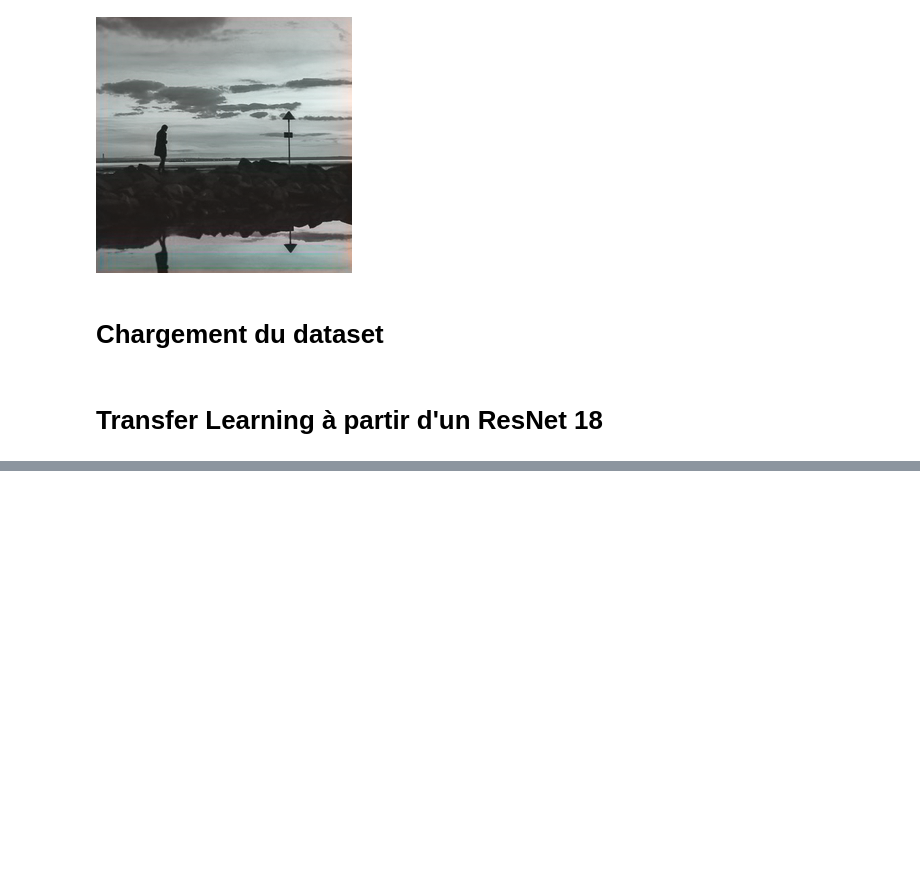
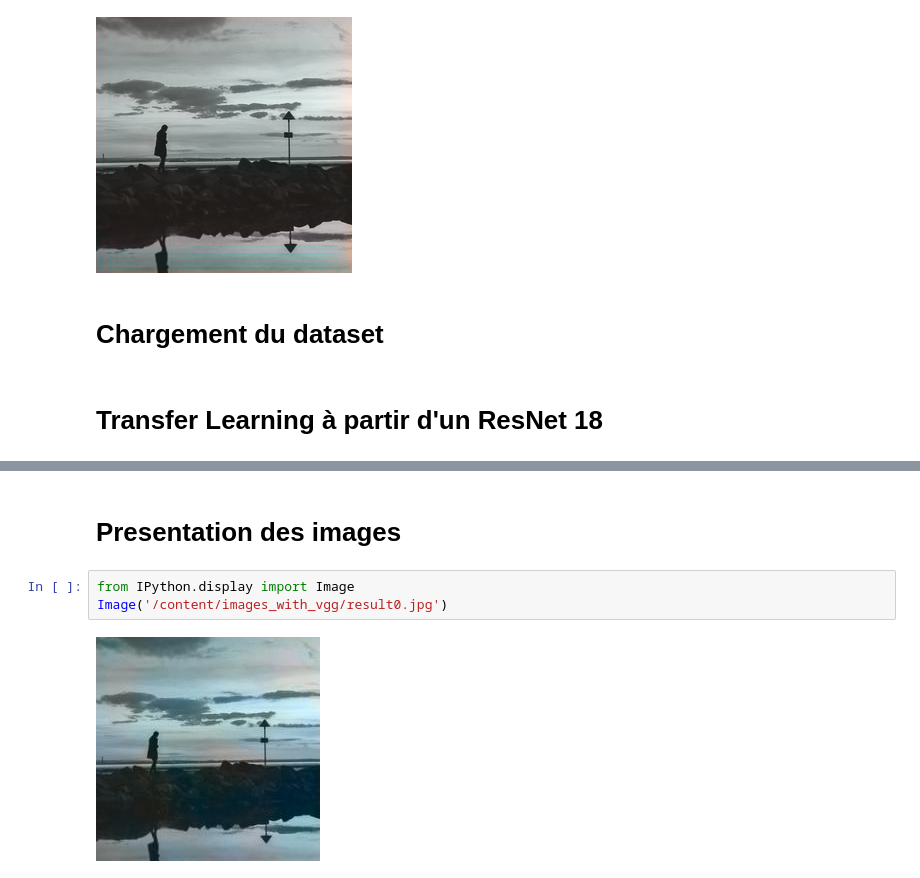
Before and after one commit to Anty45/Coloration-d-images, a Jupyter notebook: Image_Coloriation.ipynb, the cells around one changed output, grey strips where cells are left out. Cells and saved outputs as stored; diff of their text form; blank space fills up the shorter version.

```diff
--- a/Image_Coloriation.ipynb
+++ b/Image_Coloriation.ipynb
@@ -343,0 +444,7 @@ True
+# %% [markdown]
+# Presentation des images
+# %%
+from IPython.display import Image
+Image('/content/images_with_vgg/result0.jpg')
+# %% [output]
+[figure, added]
```
Also changed, not shown: parts of 22 cells of this notebook.
